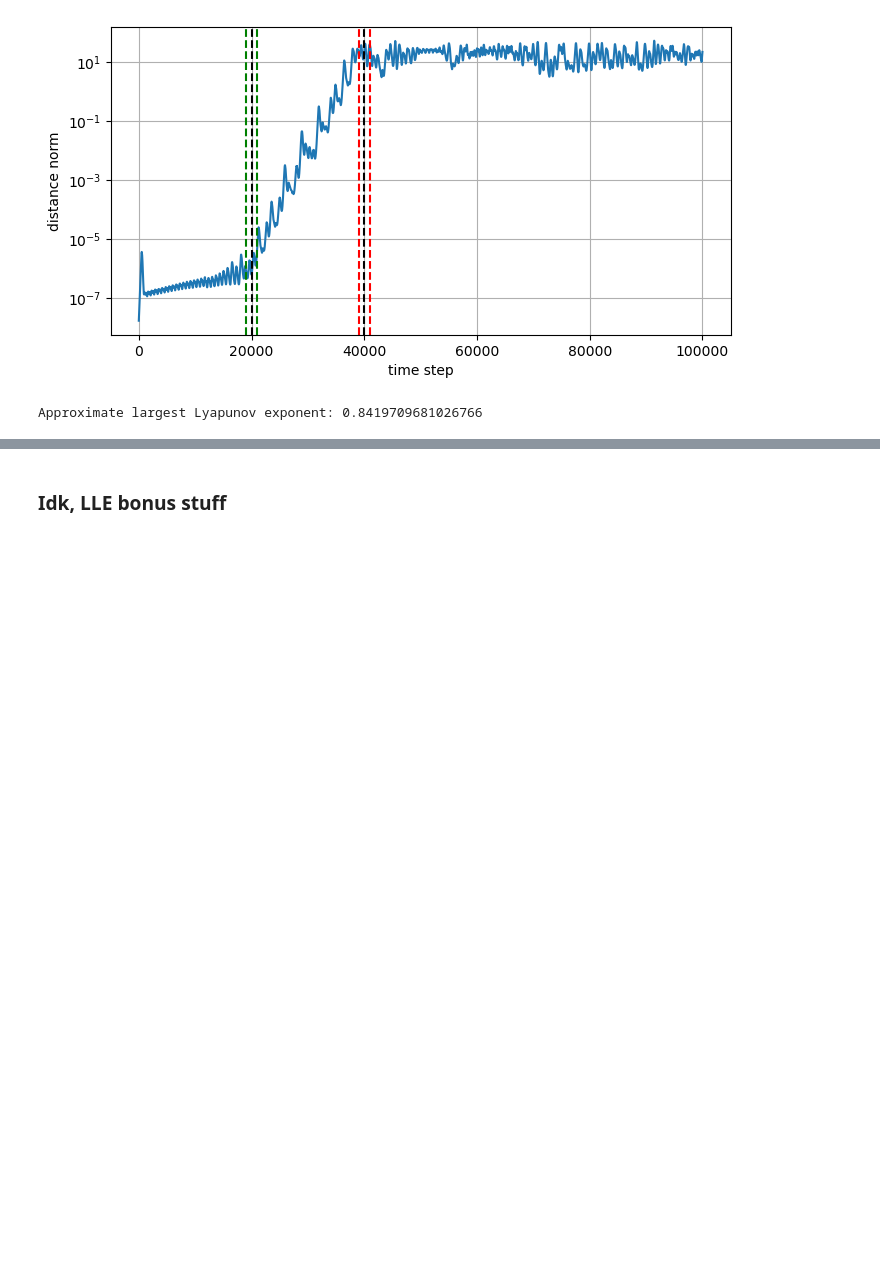
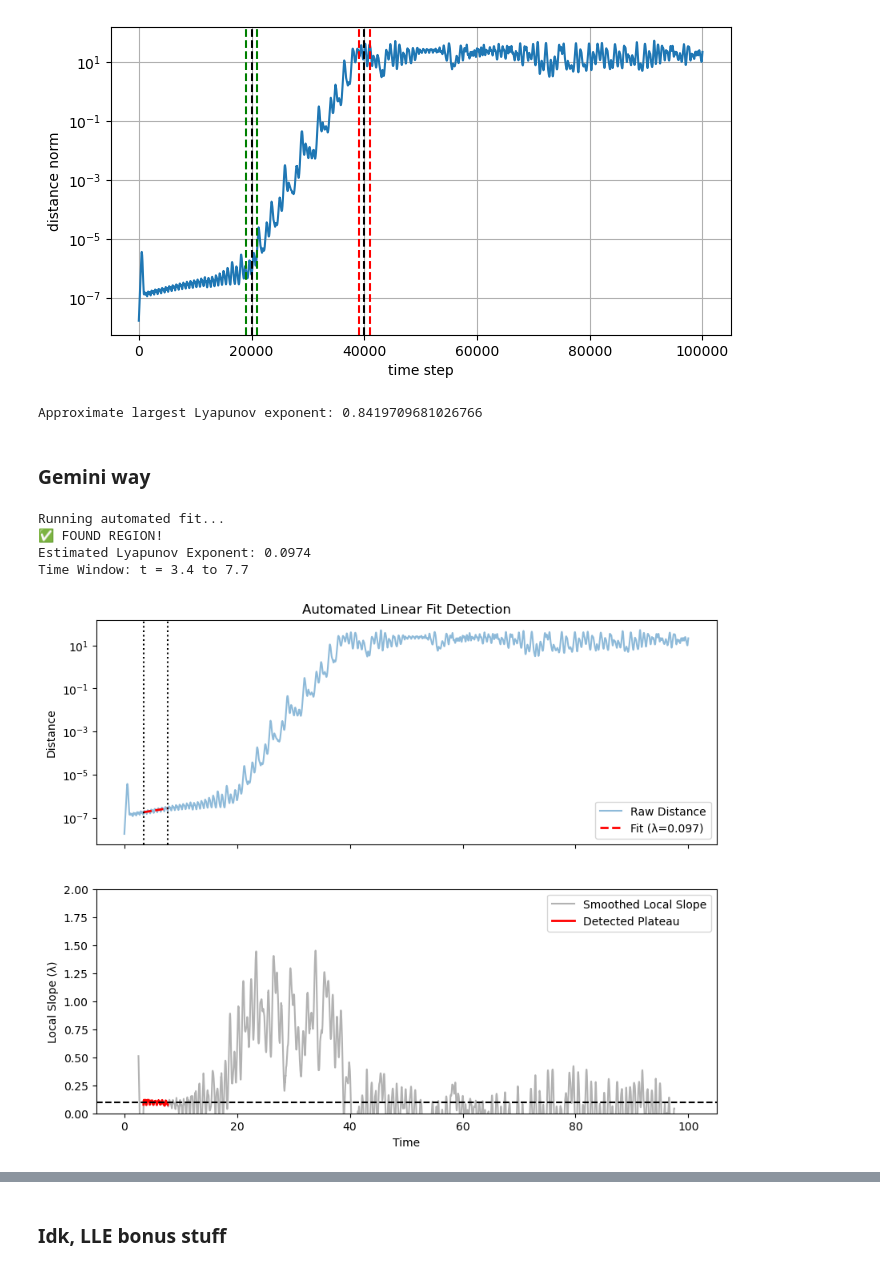
Before and after one commit to nxteventrying/chaos-ts-analysis, a Jupyter notebook: generation/lorenz.ipynb, the cells around one changed output, grey strips where cells are left out. Saved outputs shown, nothing was run; the diff lists cells and outputs as text; code cells hidden in the pictures; blank space fills up the shorter version.

```diff
--- a/generation/lorenz.ipynb
+++ b/generation/lorenz.ipynb
@@ -398,3 +398,5 @@ lyapunov_exponent, log_offset = np.polyfit(time_points[start_cut:end_cut], np.lo
 print("Approximate largest Lyapunov exponent:", lyapunov_exponent)
 # %% [output]
 Approximate largest Lyapunov exponent: 0.8419709681026766
+# %% [markdown]
+### Gemini way
@@ -400,0 +492,64 @@ Approximate largest Lyapunov exponent: 0.8419709681026766
+# %%
+# ... [Your previous code calculating distance_trj] ...
+
+# --- NEW: Automated Calculation ---
+print("Running automated fit...")
+
+# smooth_window: Needs to be large enough to kill the oscillations (limit cycle effects).
+# For Lorenz with dt=0.001, 1000 steps is 1 time unit (approx 1 orbit).
+# We smooth over ~5 orbits (5000 steps) to get a clean trend.
+lambda_auto, start_idx, end_idx, slopes_debug, t_debug = automated_linear_region(
+    t_eval,
+    distance_trj,
+    smooth_window=5000,
+    min_plateau_len=2000,
+    tolerance=0.15 # Allow 15% variance because single trajectories are noisy
+)
+
+if lambda_auto is not None:
+    print(f"✅ FOUND REGION!")
+    print(f"Estimated Lyapunov Exponent: {lambda_auto:.4f}")
+    print(f"Time Window: t = {t_eval[start_idx]:.1f} to {t_eval[end_idx]:.1f}")
+
+    # --- Verification Plots ---
+    fig, (ax1, ax2) = plt.subplots(2, 1, figsize=(10, 8), sharex=True)
+
+    # Plot 1: Log Distance with the fit overlay
+    ax1.semilogy(t_eval, distance_trj, alpha=0.5, label='Raw Distance')
+    # Plot the fit line
+    t_fit = t_eval[start_idx:end_idx]
+    # y = y0 * e^(lambda * t)  -> log(y) = log(y0) + lambda * t
+    # We reconstruct the line for visualization
+    mid_point = len(t_fit) // 2
+    # anchor the line to the real data at the midpoint
+    log_y_anchor = np.log(distance_trj[start_idx + mid_point])
+    t_anchor = t_fit[mid_point]
+    y_fit_line = np.exp(log_y_anchor + lambda_auto * (t_fit - t_anchor))
+
+    ax1.plot(t_fit, y_fit_line, 'r--', linewidth=2, label=f'Fit (λ={lambda_auto:.3f})')
+    ax1.axvline(t_eval[start_idx], color='k', linestyle=':')
+    ax1.axvline(t_eval[end_idx], color='k', linestyle=':')
+    ax1.set_ylabel("Distance")
+    ax1.legend()
+    ax1.set_title("Automated Linear Fit Detection")
+
+    # Plot 2: The Slope (Instantaneous Lambda)
+    ax2.plot(t_debug, slopes_debug, color='gray', alpha=0.6, label='Smoothed Local Slope')
+    ax2.plot(t_debug[start_idx-2500:end_idx-2500], slopes_debug[start_idx-2500:end_idx-2500],
+             color='red', linewidth=2, label='Detected Plateau')
+    ax2.axhline(lambda_auto, color='k', linestyle='--')
+    ax2.set_ylabel("Local Slope (λ)")
+    ax2.set_xlabel("Time")
+    ax2.set_ylim(0, 2) # Lorenz max lambda is usually around 0.9
+    ax2.legend()
+
+    plt.show()
+
+else:
+    print("❌ Could not find a stable linear region. Try increasing tolerance or changing window size.")
+# %% [output]
+Running automated fit...
+✅ FOUND REGION!
+Estimated Lyapunov Exponent: 0.0974
+Time Window: t = 3.4 to 7.7
+[figure, added]
```
Also changed, not shown: parts of 24 cells of this notebook.
